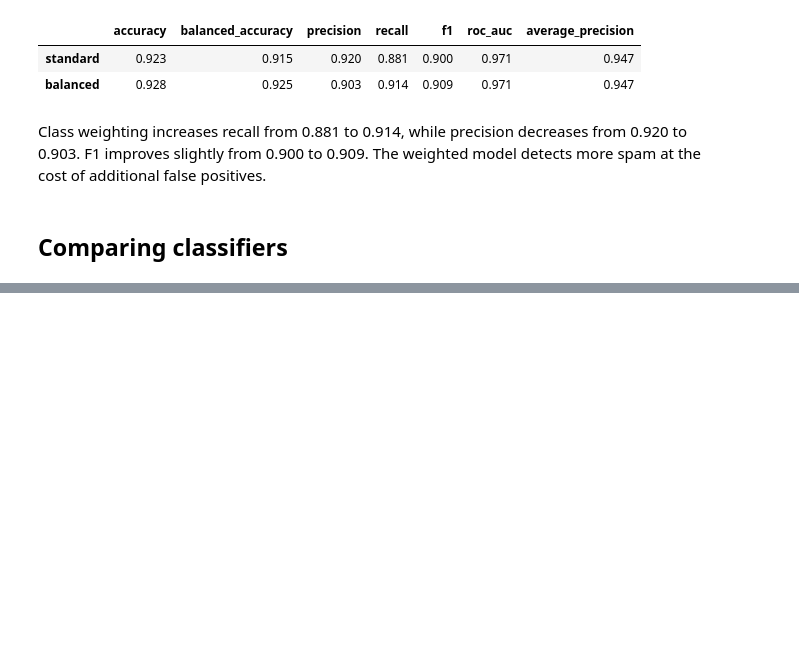
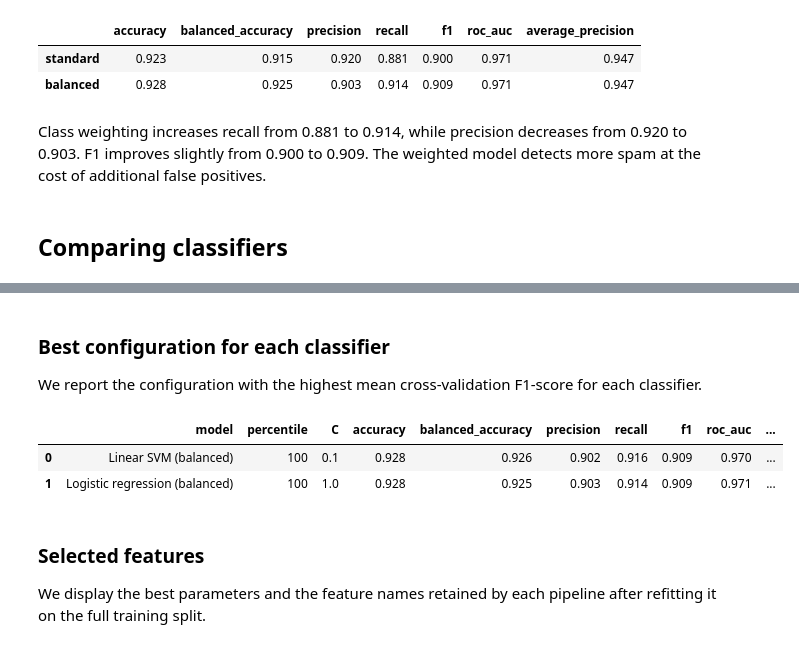
Before and after one commit to Rayene365/spam-diabetes-ml, a Jupyter notebook: spambase.ipynb, the cells around one changed output, grey strips where cells are left out. Cells and saved outputs as stored; diff of their text form; code cells hidden in the pictures; blank space fills up the shorter version.

```diff
--- a/spambase.ipynb
+++ b/spambase.ipynb
@@ -145,0 +202,14 @@ mean_scores.sort_values("f1", ascending=False).round(3)
+# %% [markdown]
+### Best configuration for each classifier
+
+We report the configuration with the highest mean cross-validation F1-score for each classifier.
+# %%
+feature_results.groupby("model", sort=False).head(1).round(3)
+# %% [output]
+|  | model | percentile | C | accuracy | balanced_accuracy | precision | recall | f1 | roc_auc | ... |
+| 0 | Linear SVM (balanced) | 100 | 0.1 | 0.928 | 0.926 | 0.902 | 0.916 | 0.909 | 0.970 | ... |
+| 1 | Logistic regression (balanced) | 100 | 1.0 | 0.928 | 0.925 | 0.903 | 0.914 | 0.909 | 0.971 | ... |
+# %% [markdown]
+### Selected features
+
+We display the best parameters and the feature names retained by each pipeline after refitting it on the full training split.
```
Also changed, not shown: parts of 6 cells of this notebook, 2 other files.
